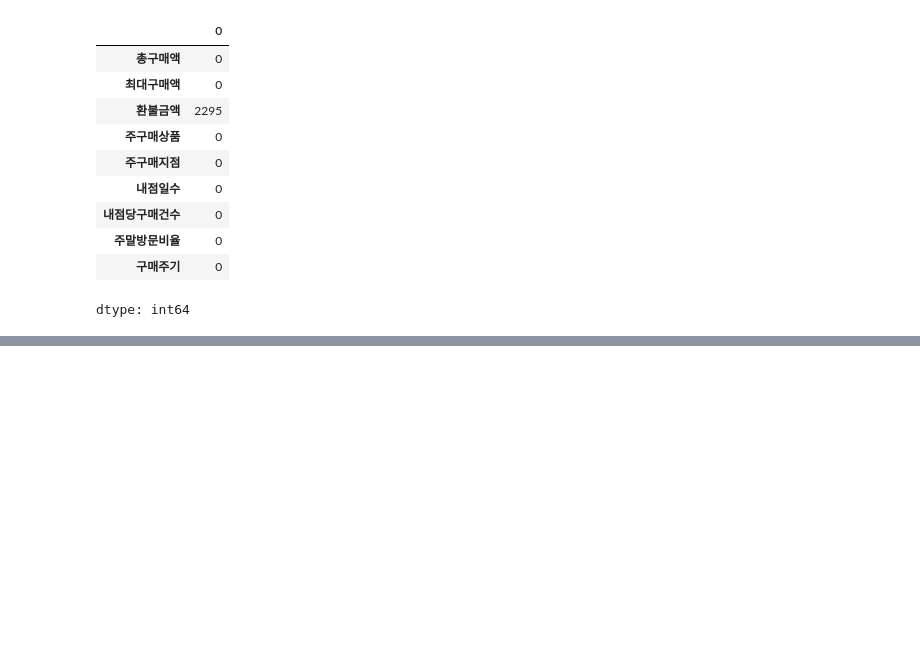
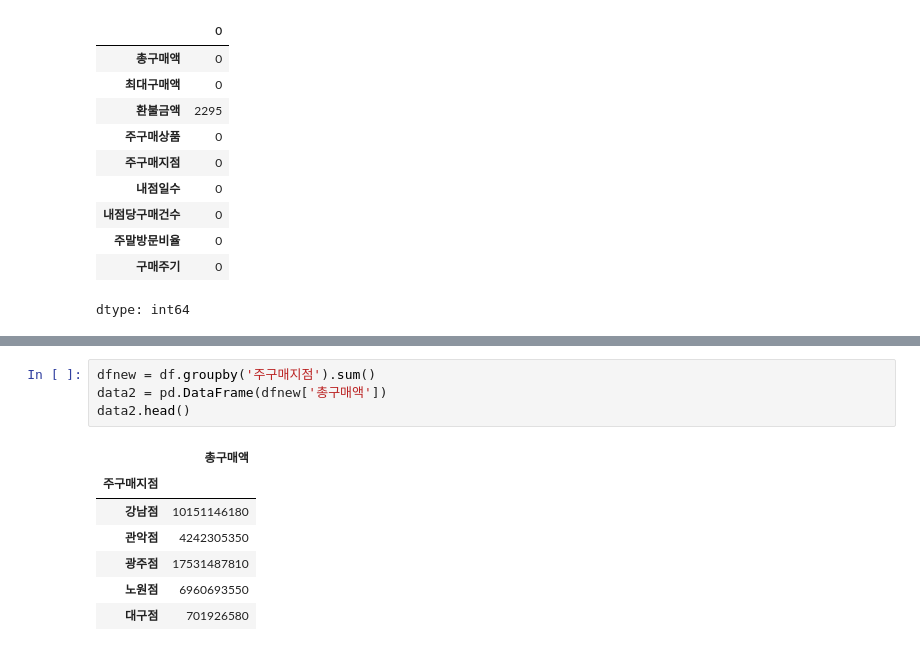
Before and after one commit to HongSeongMo/Bigdata_Analysis_Professional, a Jupyter notebook: 241008.ipynb, the cells around one changed output, grey strips where cells are left out. Saved outputs shown, nothing was run; the diff lists cells and outputs as text; blank space fills up the shorter version.

```diff
--- a/241008.ipynb
+++ b/241008.ipynb
@@ -293,0 +325,12 @@ dtype: int64
+# %%
+dfnew = df.groupby('주구매지점').sum()
+data2 = pd.DataFrame(dfnew['총구매액'])
+data2.head()
+# %% [output]
+|  | 총구매액 |
+| 주구매지점 |  |
+| 강남점 | 10151146180 |
+| 관악점 | 4242305350 |
+| 광주점 | 17531487810 |
+| 노원점 | 6960693550 |
+| 대구점 | 701926580 |
```
Also changed, not shown: parts of 21 cells of this notebook.
